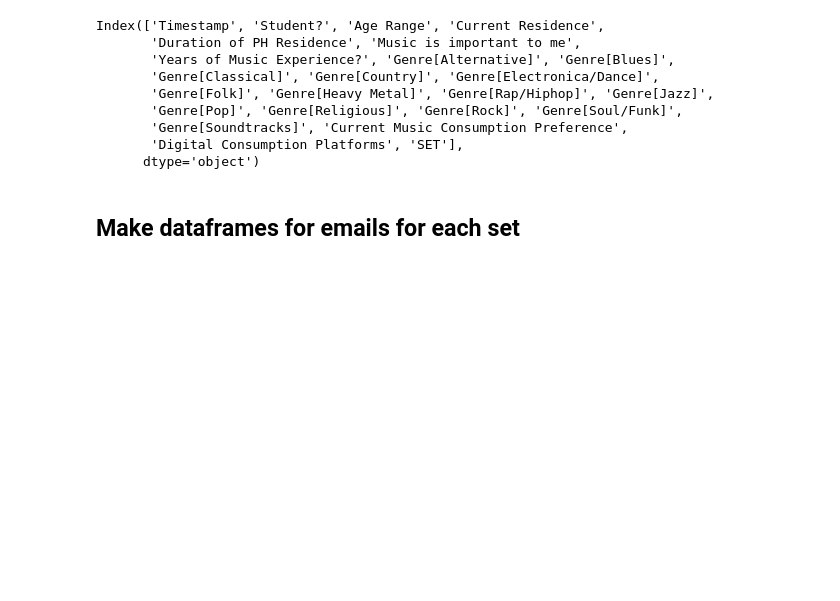
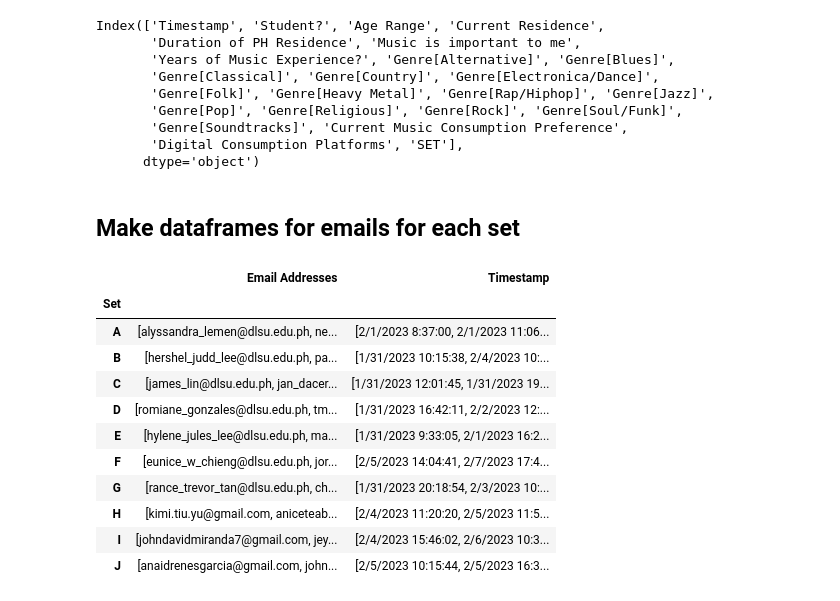
Before and after one commit to dlsucomet/aWit-trial, a Jupyter notebook: legit/CROWDSOURCE/crowdsource_EDA.ipynb, the cells around one changed output. Drawn from its saved outputs; the diff is of its cells as text; code cells hidden in the pictures; blank space fills up the shorter version.

```diff
--- a/legit/CROWDSOURCE/crowdsource_EDA.ipynb
+++ b/legit/CROWDSOURCE/crowdsource_EDA.ipynb
@@ -280,3 +280,52 @@ Index(['Timestamp', 'Student?', 'Age Range', 'Current Residence',
       dtype='object')
 # %% [markdown]
 ## Make dataframes for emails for each set
+# %%
+setA_emails = {'Set':["A"], 'Email Addresses':[list(setA["Email Address"])],'Timestamp':[list(setA["Timestamp"])]}
+set_emails_pd = pd.DataFrame(setA_emails)
+set_emails_pd
+
+df = {'Set':"B", 'Email Addresses':list(setB["Email Address"]),'Timestamp':list(setB["Timestamp"])}
+set_emails_pd = set_emails_pd.append(df, ignore_index = True)
+
+df = {'Set':"C", 'Email Addresses':list(setC["Email Address"]),'Timestamp':list(setC["Timestamp"])}
+set_emails_pd = set_emails_pd.append(df, ignore_index = True)
+
+df = {'Set':"D", 'Email Addresses':list(setD["Email Address"]),'Timestamp':list(setD["Timestamp"])}
+set_emails_pd = set_emails_pd.append(df, ignore_index = True)
+
+df = {'Set':"E", 'Email Addresses':list(setE["Email Address"]),'Timestamp':list(setE["Timestamp"])}
+set_emails_pd = set_emails_pd.append(df, ignore_index = True)
+
+df = {'Set':"F", 'Email Addresses':list(setF["Email Address"]),'Timestamp':list(setF["Timestamp"])}
+set_emails_pd = set_emails_pd.append(df, ignore_index = True)
+
+df = {'Set':"G", 'Email Addresses':list(setG["Email Address"]),'Timestamp':list(setG["Timestamp"])}
+set_emails_pd = set_emails_pd.append(df, ignore_index = True)
+
+df = {'Set':"H", 'Email Addresses':list(setH["Email Address"]),'Timestamp':list(setH["Timestamp"])}
+set_emails_pd = set_emails_pd.append(df, ignore_index = True)
+
+df = {'Set':"I", 'Email Addresses':list(setI["Email Address"]),'Timestamp':list(setI["Timestamp"])}
+set_emails_pd = set_emails_pd.append(df, ignore_index = True)
+
+df = {'Set':"J", 'Email Addresses':list(setJ["Email Address"]),'Timestamp':list(setJ["Timestamp"])}
+set_emails_pd = set_emails_pd.append(df, ignore_index = True)
+
+set_emails_pd
+# %%
+set_emails_pd = set_emails_pd.set_index('Set')
+set_emails_pd
+# %% [output]
+|  | Email Addresses | Timestamp |
+| Set |  |  |
+| A | [alyssandra_lemen@dlsu.edu.ph, ne... | [2/1/2023 8:37:00, 2/1/2023 11:06... |
+| B | [hershel_judd_lee@dlsu.edu.ph, pa... | [1/31/2023 10:15:38, 2/4/2023 10:... |
+| C | [james_lin@dlsu.edu.ph, jan_dacer... | [1/31/2023 12:01:45, 1/31/2023 19... |
+| D | [romiane_gonzales@dlsu.edu.ph, tm... | [1/31/2023 16:42:11, 2/2/2023 12:... |
+| E | [hylene_jules_lee@dlsu.edu.ph, ma... | [1/31/2023 9:33:05, 2/1/2023 16:2... |
+| F | [eunice_w_chieng@dlsu.edu.ph, jor... | [2/5/2023 14:04:41, 2/7/2023 17:4... |
+| G | [rance_trevor_tan@dlsu.edu.ph, ch... | [1/31/2023 20:18:54, 2/3/2023 10:... |
+| H | [kimi.tiu.yu@gmail.com, aniceteab... | [2/4/2023 11:20:20, 2/5/2023 11:5... |
+| I | [johndavidmiranda7@gmail.com, jey... | [2/4/2023 15:46:02, 2/6/2023 10:3... |
+| J | [anaidrenesgarcia@gmail.com, john... | [2/5/2023 10:15:44, 2/5/2023 16:3... |
```
Also changed, not shown: parts of 12 cells of this notebook.
